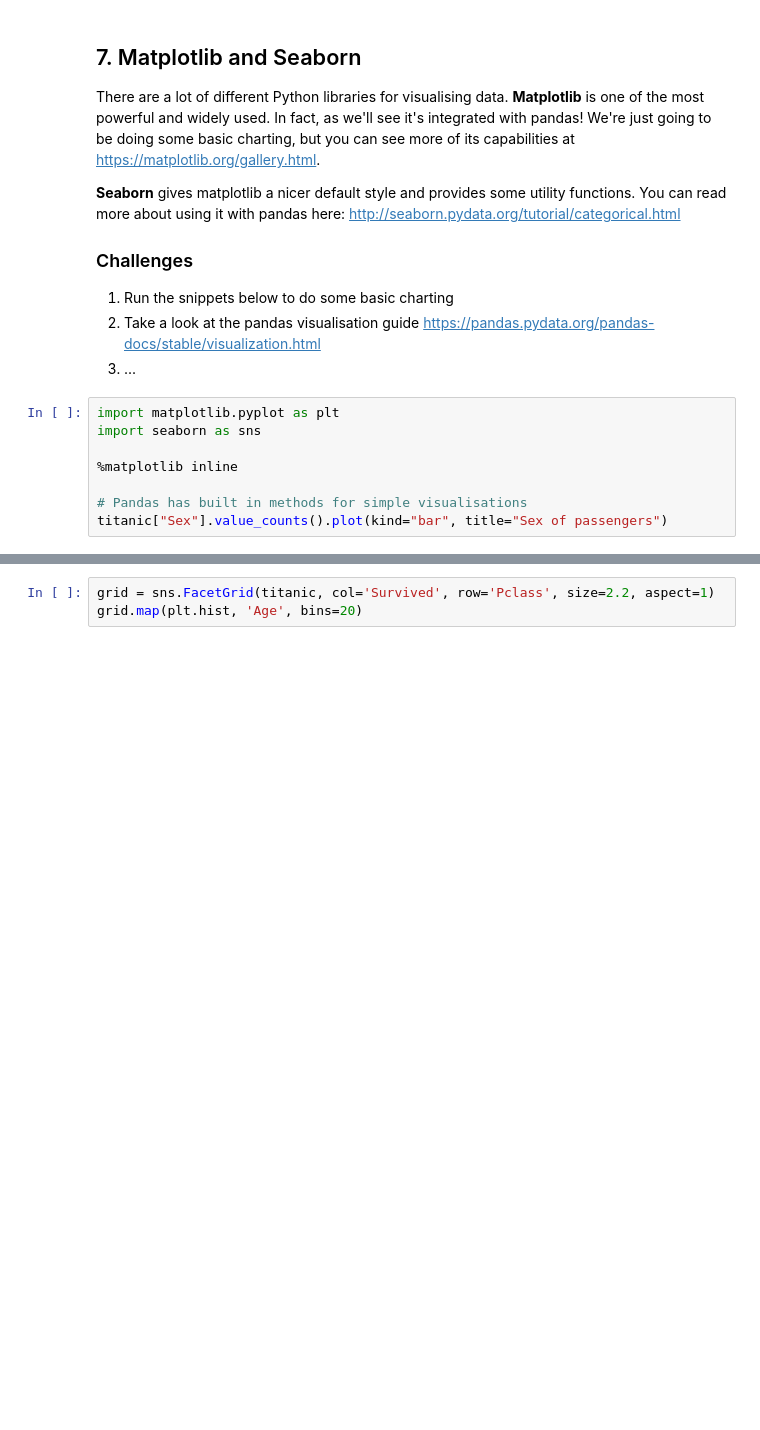
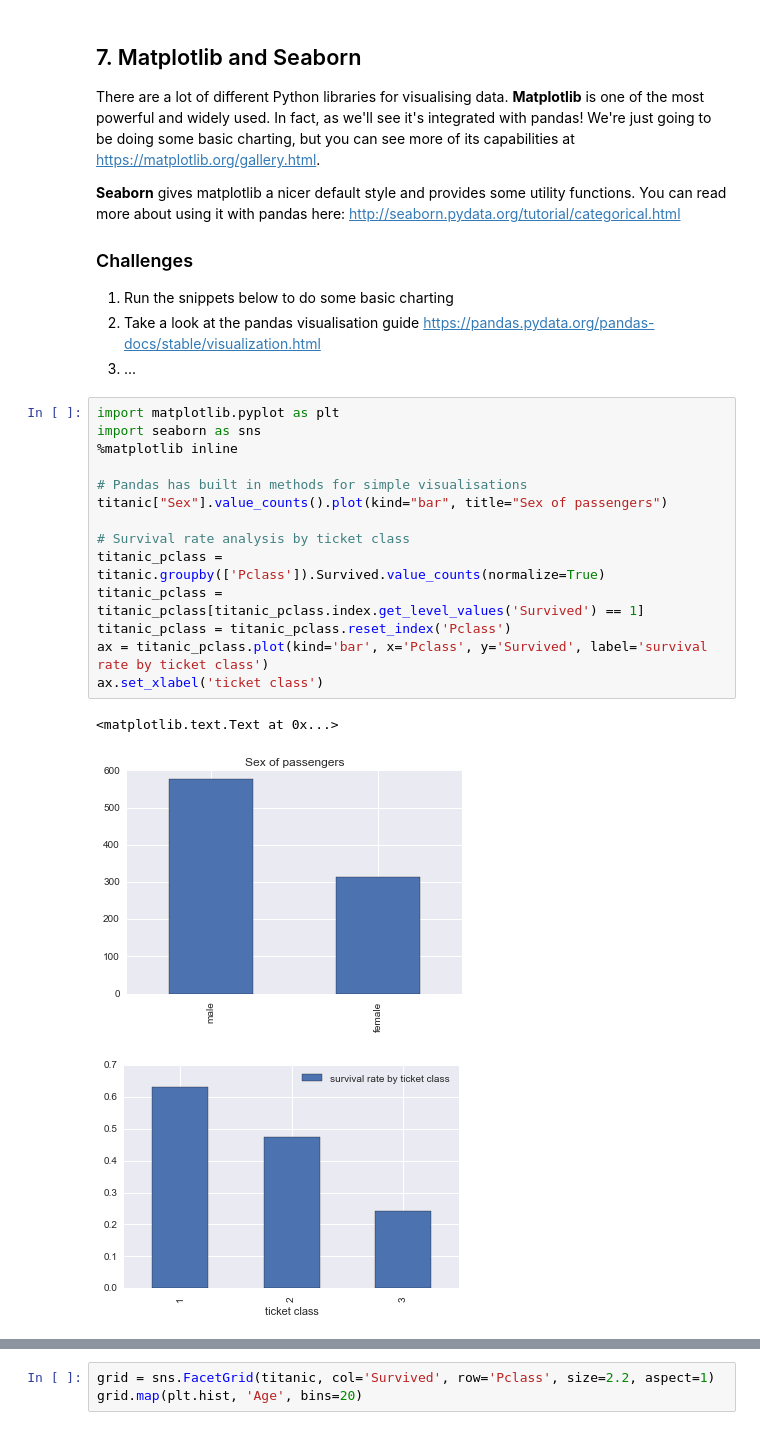
Before and after one commit to pjpeng17/ml-workshop, a Jupyter notebook: ml-intro.ipynb, the cells around one changed output, grey strips where cells are left out. Saved outputs shown, nothing was run; the diff lists cells and outputs as text; blank space fills up the shorter version.

Commit message:
added 2 more data visualisation, one for survivial rate analysis, another for correlation analysis

```diff
--- a/ml-intro.ipynb
+++ b/ml-intro.ipynb
@@ -105,11 +112,21 @@ There are a lot of different Python libraries for visualising data. **Matplotlib
 # %%
 import matplotlib.pyplot as plt
 import seaborn as sns
-
 %matplotlib inline
 
 # Pandas has built in methods for simple visualisations
 titanic["Sex"].value_counts().plot(kind="bar", title="Sex of passengers")
+
+# Survival rate analysis by ticket class
+titanic_pclass = titanic.groupby(['Pclass']).Survived.value_counts(normalize=True)
+titanic_pclass = titanic_pclass[titanic_pclass.index.get_level_values('Survived') == 1]
+titanic_pclass = titanic_pclass.reset_index('Pclass')
+ax = titanic_pclass.plot(kind='bar', x='Pclass', y='Survived', label='survival rate by ticket class')
+ax.set_xlabel('ticket class')
+# %% [output]
+<matplotlib.text.Text at 0x...>
+[figure, added]
+[figure, added]
 # %%
 # Seaborn offers concise ways to construct complex charts
 sns.barplot(x="Embarked", y="Survived", hue="Sex", data=titanic)
```
Also changed, not shown: parts of 3 cells of this notebook.
